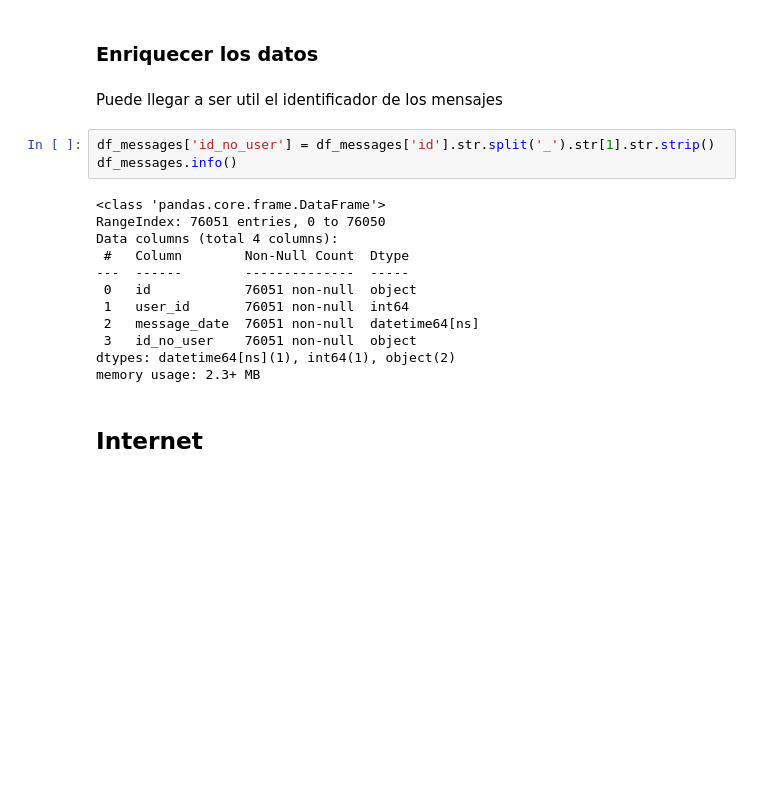
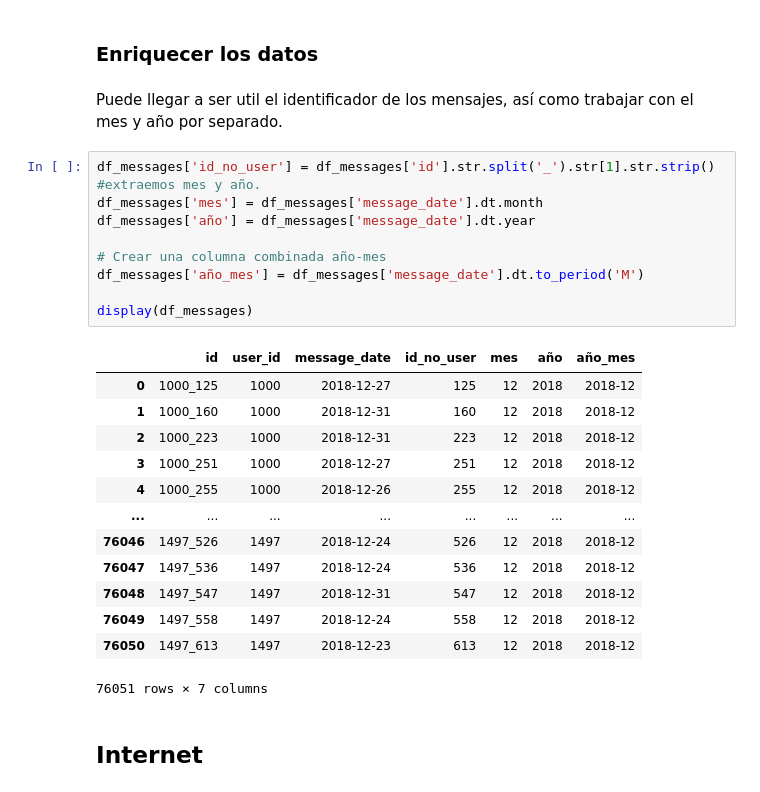
Before and after one commit to ma280113/sprint_5_proyect, a Jupyter notebook: notebook.ipynb, the cells around one changed output. Saved outputs shown, nothing was run; the diff lists cells and outputs as text; blank space fills up the shorter version.

```diff
--- a/notebook.ipynb
+++ b/notebook.ipynb
@@ -262,22 +259,31 @@ df_messages['message_date'] = pd.to_datetime(df_messages['message_date'])
 # %% [markdown]
 ### Enriquecer los datos
 # %% [markdown]
-Puede llegar a ser util el identificador de los mensajes
+Puede llegar a ser util el identificador de los mensajes, así como trabajar con el mes y año por separado.
-# %%
-df_messages['id_no_user'] = df_messages['id'].str.split('_').str[1].str.strip()
-df_messages.info()
-# %% [output]
-<class 'pandas.core.frame.DataFrame'>
-RangeIndex: 76051 entries, 0 to 76050
-Data columns (total 4 columns):
- #   Column        Non-Null Count  Dtype
----  ------        --------------  -----
- 0   id            76051 non-null  object
- 1   user_id       76051 non-null  int64
- 2   message_date  76051 non-null  datetime64[ns]
- 3   id_no_user    76051 non-null  object
-dtypes: datetime64[ns](1), int64(1), object(2)
-memory usage: 2.3+ MB
+# %%
+df_messages['id_no_user'] = df_messages['id'].str.split('_').str[1].str.strip()
+#extraemos mes y año.
+df_messages['mes'] = df_messages['message_date'].dt.month
+df_messages['año'] = df_messages['message_date'].dt.year
+
+# Crear una columna combinada año-mes
+df_messages['año_mes'] = df_messages['message_date'].dt.to_period('M')
+
+display(df_messages)
+# %% [output]
+|  | id | user_id | message_date | id_no_user | mes | año | año_mes |
+| 0 | 1000_125 | 1000 | 2018-12-27 | 125 | 12 | 2018 | 2018-12 |
+| 1 | 1000_160 | 1000 | 2018-12-31 | 160 | 12 | 2018 | 2018-12 |
+| 2 | 1000_223 | 1000 | 2018-12-31 | 223 | 12 | 2018 | 2018-12 |
+| 3 | 1000_251 | 1000 | 2018-12-27 | 251 | 12 | 2018 | 2018-12 |
+| 4 | 1000_255 | 1000 | 2018-12-26 | 255 | 12 | 2018 | 2018-12 |
+| ... | ... | ... | ... | ... | ... | ... | ... |
+| 76046 | 1497_526 | 1497 | 2018-12-24 | 526 | 12 | 2018 | 2018-12 |
+| 76047 | 1497_536 | 1497 | 2018-12-24 | 536 | 12 | 2018 | 2018-12 |
+| 76048 | 1497_547 | 1497 | 2018-12-31 | 547 | 12 | 2018 | 2018-12 |
+| 76049 | 1497_558 | 1497 | 2018-12-24 | 558 | 12 | 2018 | 2018-12 |
+| 76050 | 1497_613 | 1497 | 2018-12-23 | 613 | 12 | 2018 | 2018-12 |
+76051 rows × 7 columns
 # %% [markdown]
 ## Internet
 # %%
```
Also changed, not shown: parts of 13 cells of this notebook, 7 other files.
